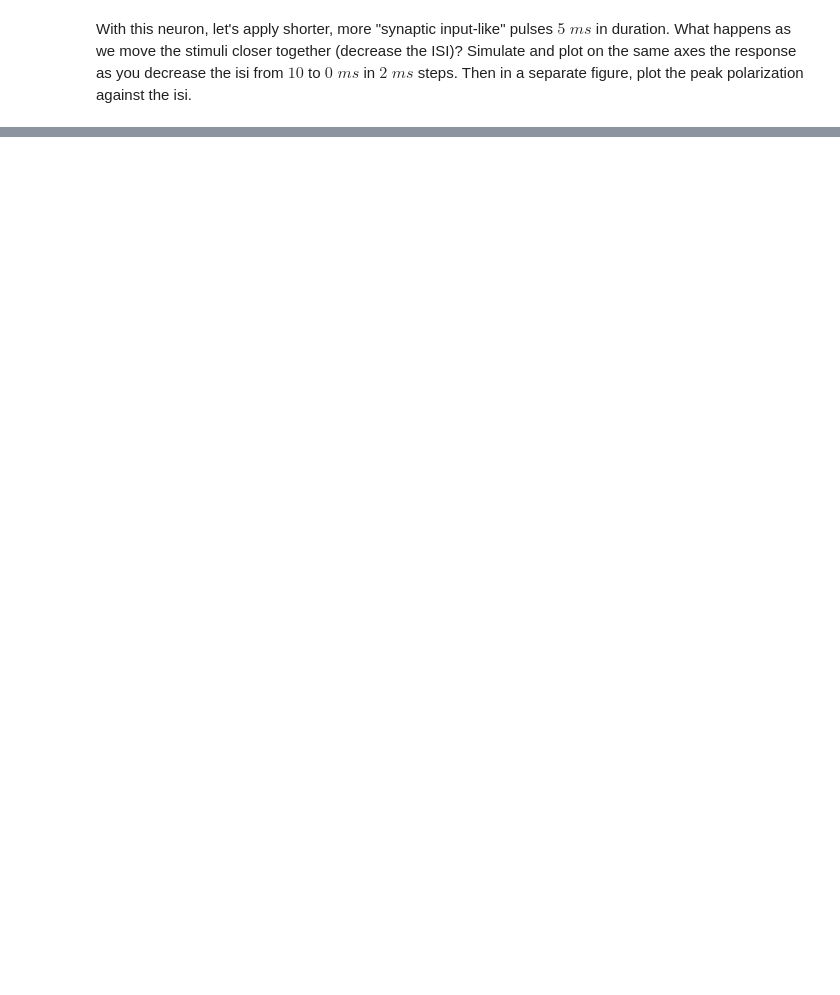
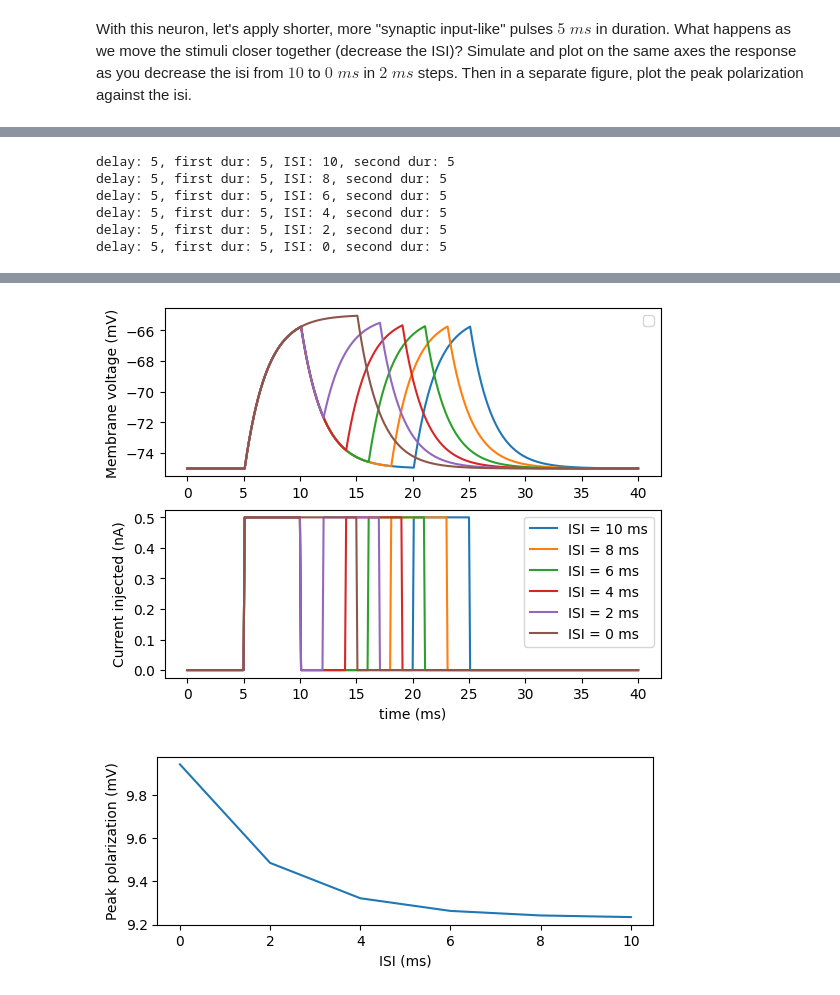
Before and after one commit to penelopetir/24SBIOL74.03PT, a Jupyter notebook: Exercise_4_RC_Circuit_Neuron_Model.ipynb, the cells around one changed output, grey strips where cells are left out. Saved outputs shown, nothing was run; the diff lists cells and outputs as text; code cells hidden in the pictures; blank space fills up the shorter version.

```diff
--- a/Exercise_4_RC_Circuit_Neuron_Model.ipynb
+++ b/Exercise_4_RC_Circuit_Neuron_Model.ipynb
@@ -488,0 +523,63 @@ ax.set_ylabel('Peak polarization (mV)');
+# %%
+#increasing the membrane time constant by increasing Rm
+# Define simulation parameters
+dt = 0.1 # time step (ms)
+tstop =  40 # duration of simulation (ms)
+V0 = -75 # Initial voltage (mV)
+
+# Define membrane parameters (checking units)
+Rm = 20 # Membrane resistance (MOhm)
+Cm = 0.1 # Membrane capacitance (nF)
+Vr = -75 # Rest potential (mV)
+
+# Define current stimuli
+isi_vec = np.arange(10,-1,-2) # define vector of ISI values
+# Define current stimulus
+del1 = 5 #ms
+dur1 = 5 #ms
+amp1 = 0.5 #nA
+dur2 = 5 #ms
+amp2 = 0.5 #nA
+
+t = np.arange(0,tstop+dt,dt) # time vector (ms)
+Is = []
+Vms = []
+for isi in isi_vec:
+    # Define current vector
+    I = gen2CurrentPulses(t,del1,dur1,amp1,isi,dur2,amp2)
+    Is.append(I)
+    # Simulate response
+    Vm,_ = simRCmemArbCurrent(dt,tstop,V0,Rm,Cm,Vr,I)
+    Vms.append(Vm)
+
+# Calculate peak polarization
+peak_pols = [np.max(Vm-V0) for Vm in Vms] # calculate peak polarization
+
+# Plot responses
+fig = plt.figure()
+ax = fig.add_subplot(211)
+for Vm in Vms:
+    ax.plot(t,Vm)
+ax.set_ylabel('Membrane voltage (mV)')
+ax.legend()
+
+ax = fig.add_subplot(212)
+for I,isi in zip(Is,isi_vec):
+    ax.plot(t,I,label='ISI = {} ms'.format(isi))
+ax.set_xlabel('time (ms)')
+ax.set_ylabel('Current injected (nA)')
+ax.legend()
+
+# Plot Peak polarization vs. ISI
+fig = plt.figure()
+ax = fig.add_subplot(212)
+ax.plot(isi_vec,peak_pols)
+ax.set_xlabel('ISI (ms)')
+ax.set_ylabel('Peak polarization (mV)');
+# %% [output]
+delay: 5, first dur: 5, ISI: 10, second dur: 5
+delay: 5, first dur: 5, ISI: 8, second dur: 5
+delay: 5, first dur: 5, ISI: 6, second dur: 5
+delay: 5, first dur: 5, ISI: 4, second dur: 5
+delay: 5, first dur: 5, ISI: 2, second dur: 5
+delay: 5, first dur: 5, ISI: 0, second dur: 5
@@ -489,3 +587,5 @@ ax.set_ylabel('Peak polarization (mV)');
+[figure, added]
+[figure, added]
 # %% [markdown]
 Bonus exercise:
 
```
Also changed, not shown: parts of 10 cells of this notebook.
